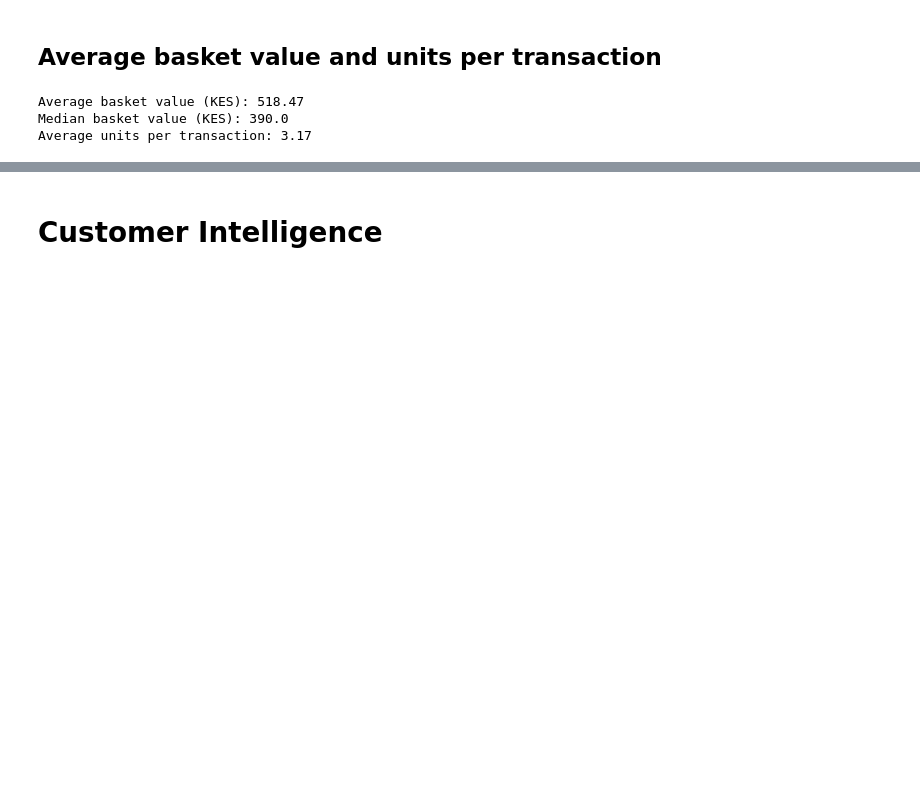
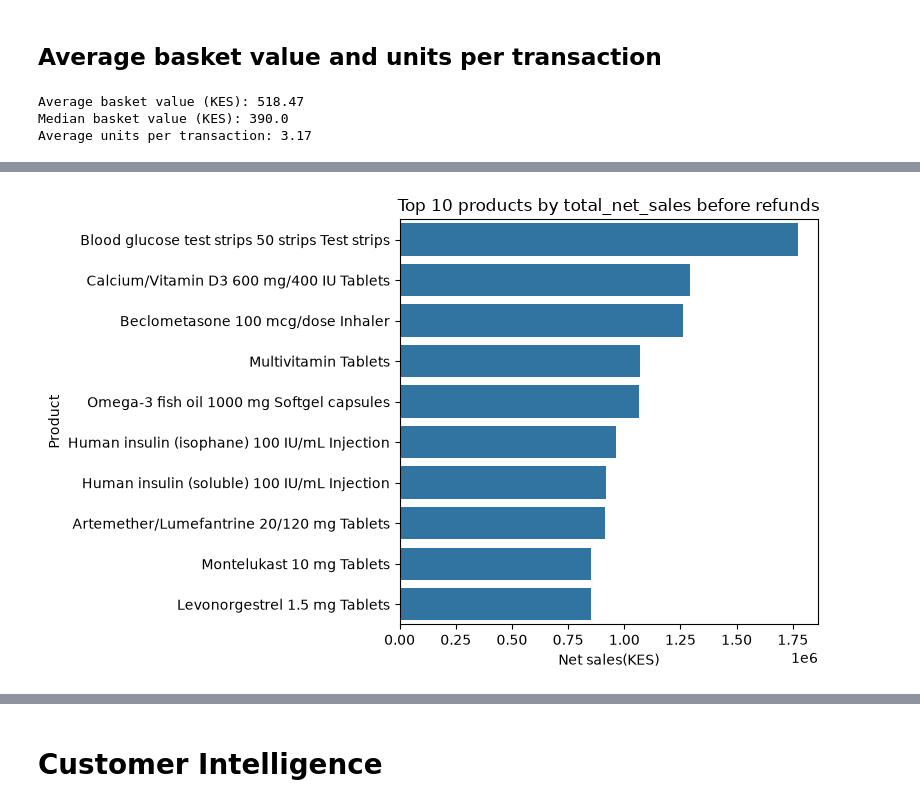
Before and after one commit to MwangiJoseph-25/pharmacy_retail_intelligence, a Jupyter notebook: Notebooks/EDA.ipynb, the cells around one changed output, grey strips where cells are left out. Cells and saved outputs as stored; diff of their text form; code cells hidden in the pictures; blank space fills up the shorter version.

```diff
--- a/Notebooks/EDA.ipynb
+++ b/Notebooks/EDA.ipynb
@@ -617,0 +402,13 @@ promotion_df
+# %%
+top_profit_products = profit_by_product.head(10).sort_values( 'total_net_sales', ascending=False)
+
+plt.figure(figsize=(8, 5))
+sns.barplot(data=top_profit_products,
+            x='total_net_sales', y='product_name')
+plt.title('Top 10 products by total_net_sales before refunds')
+plt.xlabel('Net sales(KES)')
+plt.ylabel('Product')
+plt.tight_layout()
+plt.show()
+# %% [output]
+[figure, added]
```
Also changed, not shown: parts of 68 cells of this notebook.
